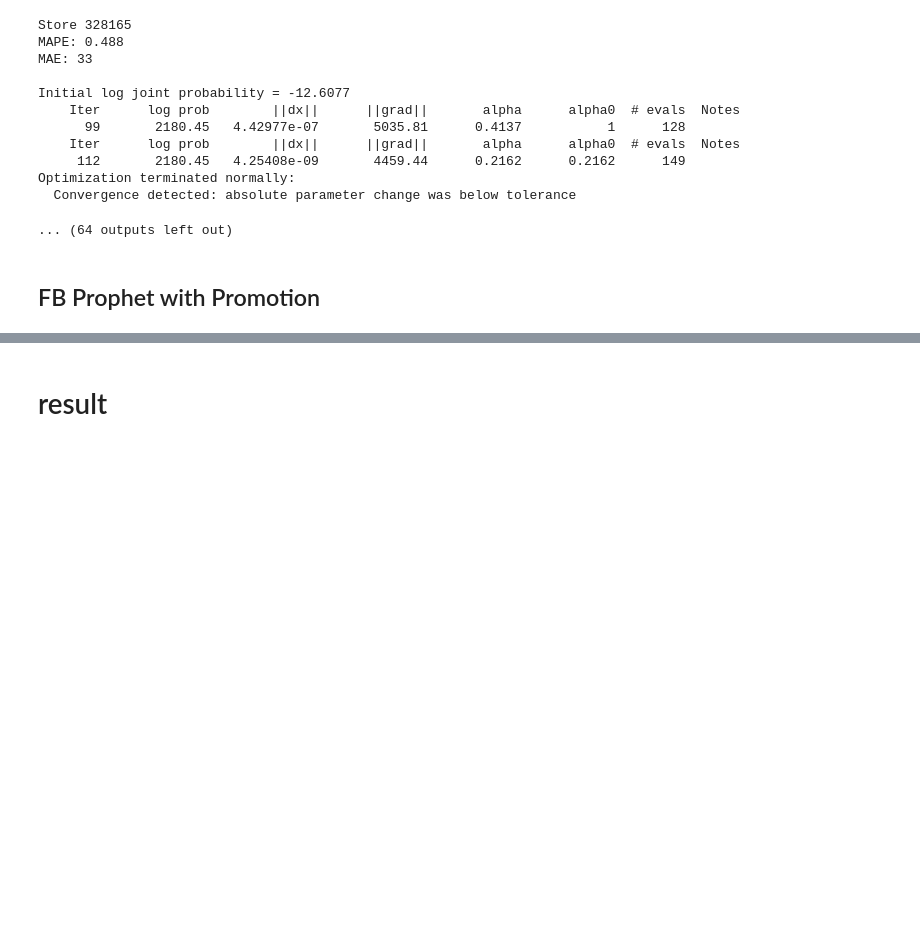
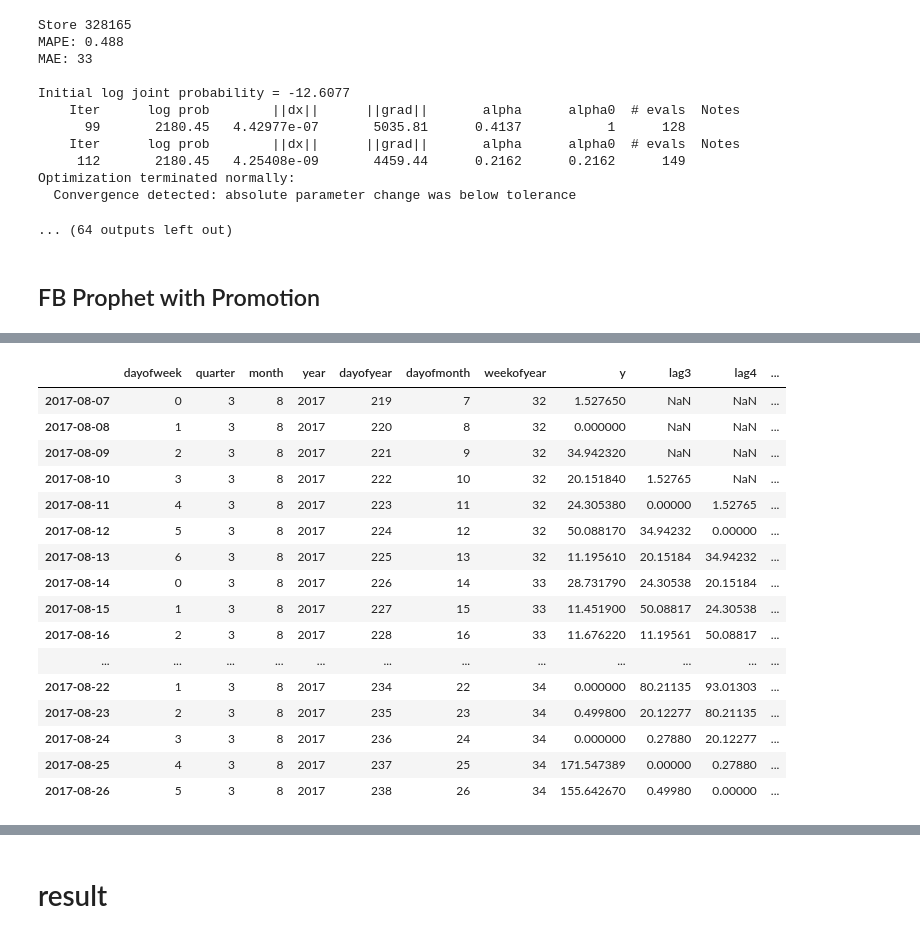
Before and after one commit to phucnh22/Sales_forecast, a Jupyter notebook: Forecast_6.ipynb, the cells around one changed output, grey strips where cells are left out. Drawn from its saved outputs; the diff is of its cells as text; code cells hidden in the pictures; blank space fills up the shorter version.

```diff
--- a/Forecast_6.ipynb
+++ b/Forecast_6.ipynb
@@ -866,0 +927,20 @@ res_fb.to_pickle('results/res_fb_withPromo.pkl')
+# %%
+X_train.head(20)
+# %% [output]
+|  | dayofweek | quarter | month | year | dayofyear | dayofmonth | weekofyear | y | lag3 | lag4 | ... |
+| 2017-08-07 | 0 | 3 | 8 | 2017 | 219 | 7 | 32 | 1.527650 | NaN | NaN | ... |
+| 2017-08-08 | 1 | 3 | 8 | 2017 | 220 | 8 | 32 | 0.000000 | NaN | NaN | ... |
+| 2017-08-09 | 2 | 3 | 8 | 2017 | 221 | 9 | 32 | 34.942320 | NaN | NaN | ... |
+| 2017-08-10 | 3 | 3 | 8 | 2017 | 222 | 10 | 32 | 20.151840 | 1.52765 | NaN | ... |
+| 2017-08-11 | 4 | 3 | 8 | 2017 | 223 | 11 | 32 | 24.305380 | 0.00000 | 1.52765 | ... |
+| 2017-08-12 | 5 | 3 | 8 | 2017 | 224 | 12 | 32 | 50.088170 | 34.94232 | 0.00000 | ... |
+| 2017-08-13 | 6 | 3 | 8 | 2017 | 225 | 13 | 32 | 11.195610 | 20.15184 | 34.94232 | ... |
+| 2017-08-14 | 0 | 3 | 8 | 2017 | 226 | 14 | 33 | 28.731790 | 24.30538 | 20.15184 | ... |
+| 2017-08-15 | 1 | 3 | 8 | 2017 | 227 | 15 | 33 | 11.451900 | 50.08817 | 24.30538 | ... |
+| 2017-08-16 | 2 | 3 | 8 | 2017 | 228 | 16 | 33 | 11.676220 | 11.19561 | 50.08817 | ... |
+| ... | ... | ... | ... | ... | ... | ... | ... | ... | ... | ... | ... |
+| 2017-08-22 | 1 | 3 | 8 | 2017 | 234 | 22 | 34 | 0.000000 | 80.21135 | 93.01303 | ... |
+| 2017-08-23 | 2 | 3 | 8 | 2017 | 235 | 23 | 34 | 0.499800 | 20.12277 | 80.21135 | ... |
+| 2017-08-24 | 3 | 3 | 8 | 2017 | 236 | 24 | 34 | 0.000000 | 0.27880 | 20.12277 | ... |
+| 2017-08-25 | 4 | 3 | 8 | 2017 | 237 | 25 | 34 | 171.547389 | 0.00000 | 0.27880 | ... |
+| 2017-08-26 | 5 | 3 | 8 | 2017 | 238 | 26 | 34 | 155.642670 | 0.49980 | 0.00000 | ... |
```
Also changed, not shown: parts of 39 cells of this notebook, 2 other files.
